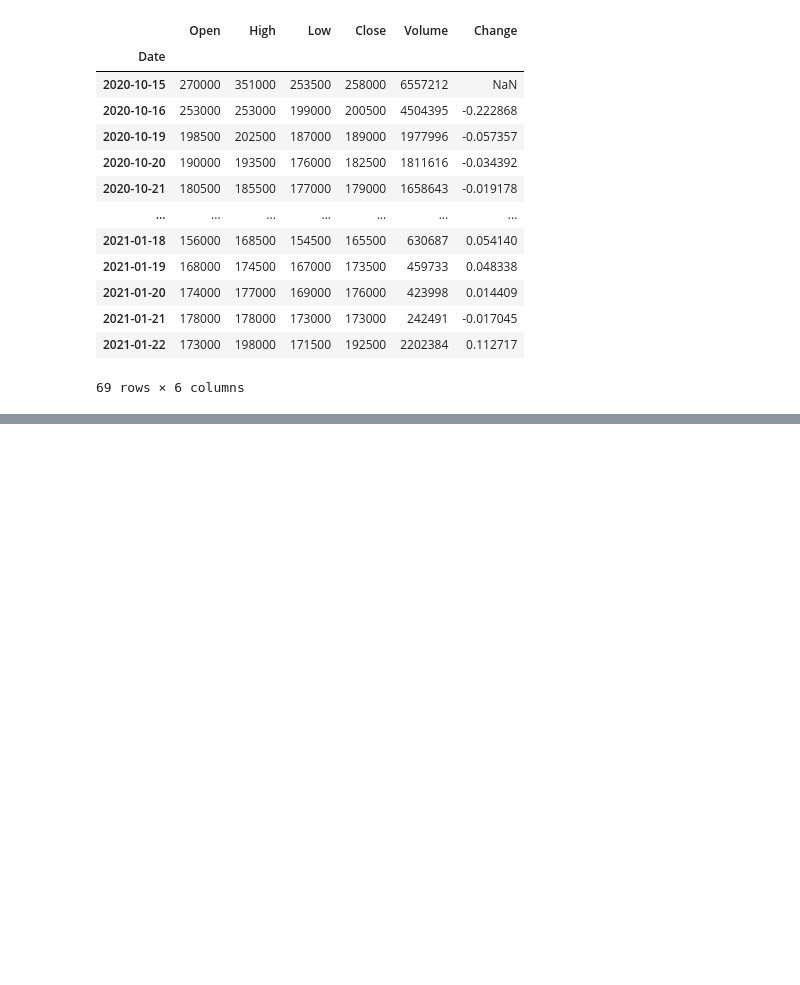
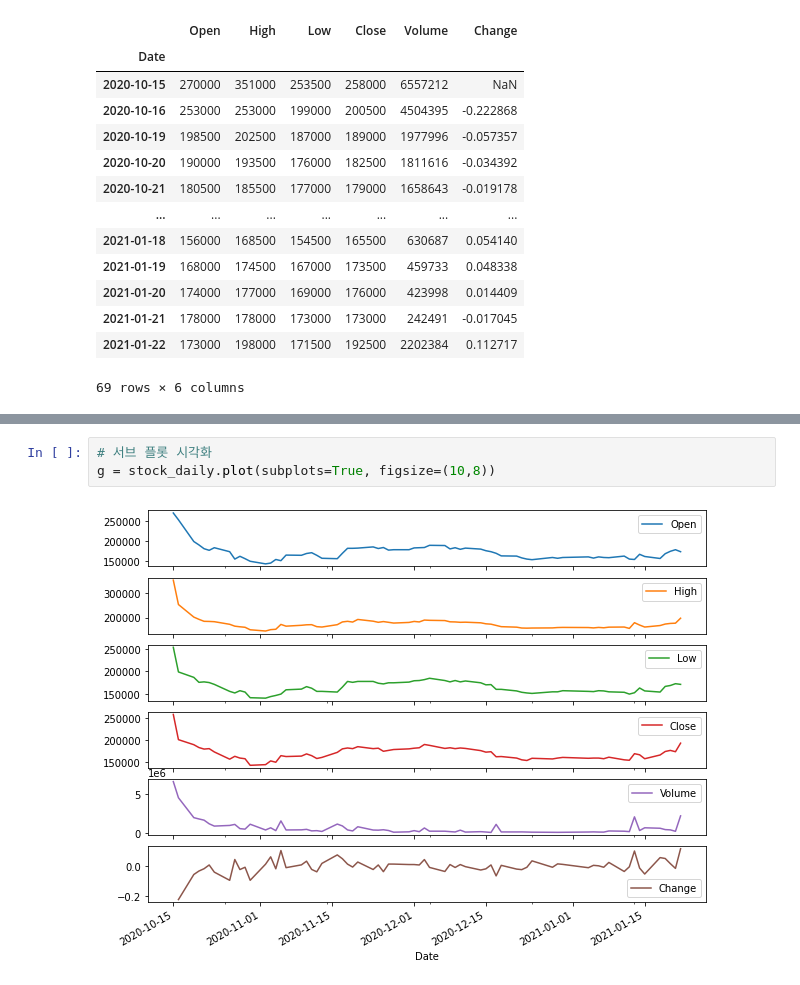
Before and after one commit to zgotter/financial-data-analysis-with-python, a Jupyter notebook: 04_daily-issue-price-analysis.ipynb, the cells around one changed output, grey strips where cells are left out. Saved outputs shown, nothing was run; the diff lists cells and outputs as text; blank space fills up the shorter version.

```diff
--- a/04_daily-issue-price-analysis.ipynb
+++ b/04_daily-issue-price-analysis.ipynb
@@ -207,0 +244,5 @@ find_item_list('빅히트')
+# %%
+# 서브 플롯 시각화
+g = stock_daily.plot(subplots=True, figsize=(10,8))
+# %% [output]
+[figure, added]
```
Also changed, not shown: parts of 13 cells of this notebook.
